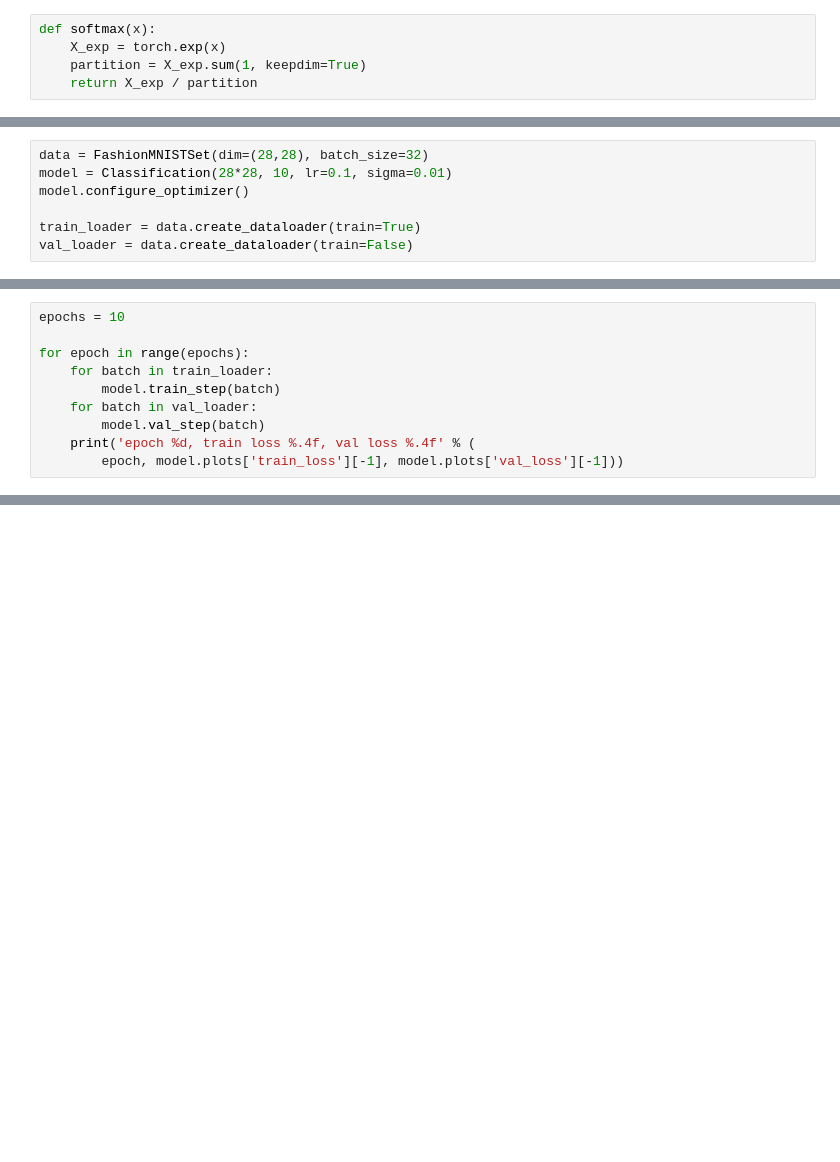
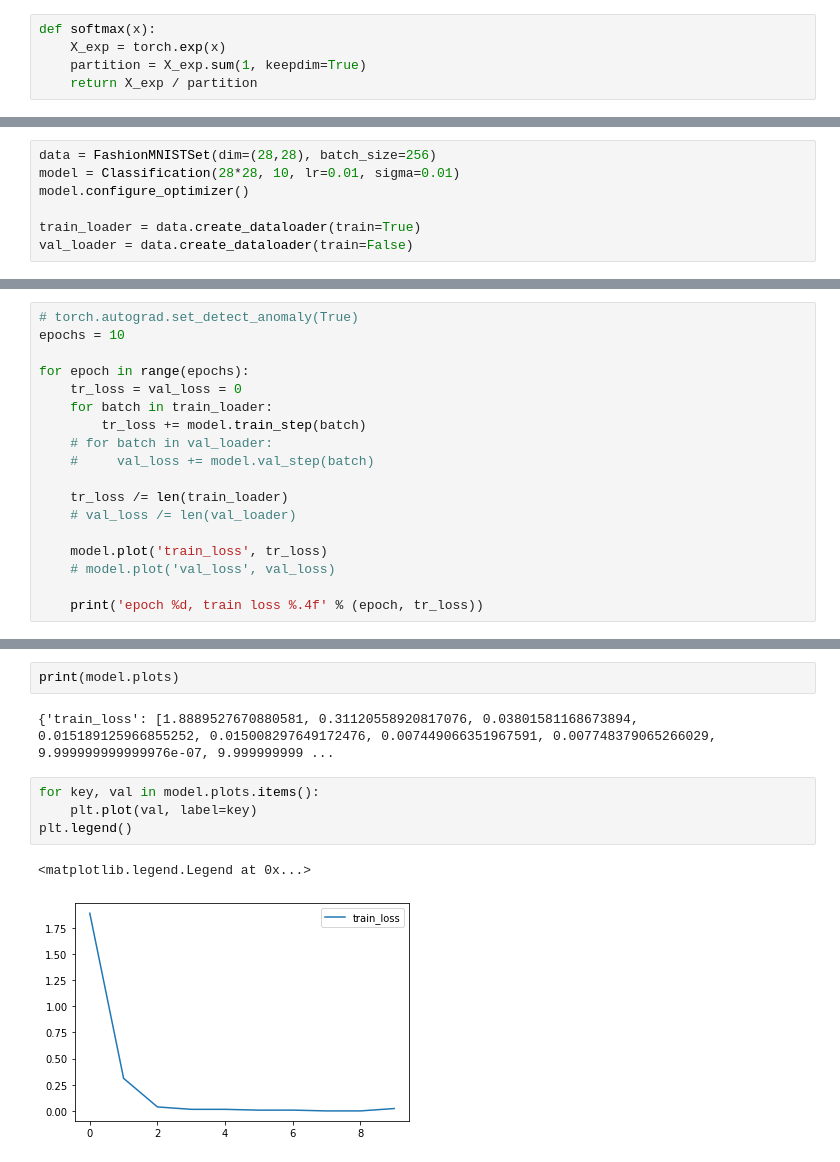
Before and after one commit to sidnb13/ml-sandbox, a Jupyter notebook: notebooks/mnist.ipynb, the cells around one changed output, grey strips where cells are left out. Drawn from its saved outputs; the diff is of its cells as text; blank space fills up the shorter version.

```diff
--- a/notebooks/mnist.ipynb
+++ b/notebooks/mnist.ipynb
@@ -121,6 +183,6 @@ X_prob, X_prob.sum(1)
 # %%
-data = FashionMNISTSet(dim=(28,28), batch_size=32)
-model = Classification(28*28, 10, lr=0.1, sigma=0.01)
+data = FashionMNISTSet(dim=(28,28), batch_size=256)
+model = Classification(28*28, 10, lr=0.01, sigma=0.01)
 model.configure_optimizer()
 
 train_loader = data.create_dataloader(train=True)
@@ -128,10 +202,18 @@ val_loader = data.create_dataloader(train=False)
 # %%
+# torch.autograd.set_detect_anomaly(True)
 epochs = 10
 
 for epoch in range(epochs):
+    tr_loss = val_loss = 0
     for batch in train_loader:
-        model.train_step(batch)
-    for batch in val_loader:
-        model.val_step(batch)
-    print('epoch %d, train loss %.4f, val loss %.4f' % (
-        epoch, model.plots['train_loss'][-1], model.plots['val_loss'][-1]))
+        tr_loss += model.train_step(batch)
+    # for batch in val_loader:
+    #     val_loss += model.val_step(batch)
+
+    tr_loss /= len(train_loader)
+    # val_loss /= len(val_loader)
+
+    model.plot('train_loss', tr_loss)
+    # model.plot('val_loss', val_loss)
+
+    print('epoch %d, train loss %.4f' % (epoch, tr_loss))
@@ -140,0 +220,11 @@ KeyboardInterrupt:
+# %%
+print(model.plots)
+# %% [output]
+{'train_loss': [1.8889527670880581, 0.31120558920817076, 0.03801581168673894, 0.015189125966855252, 0.015008297649172476, 0.007449066351967591, 0.007748379065266029, 9.999999999999976e-07, 9.999999999 ...
+# %%
+for key, val in model.plots.items():
+    plt.plot(val, label=key)
+plt.legend()
+# %% [output]
+<matplotlib.legend.Legend at 0x...>
+[figure, added]
```
Also changed, not shown: parts of 12 cells of this notebook.
